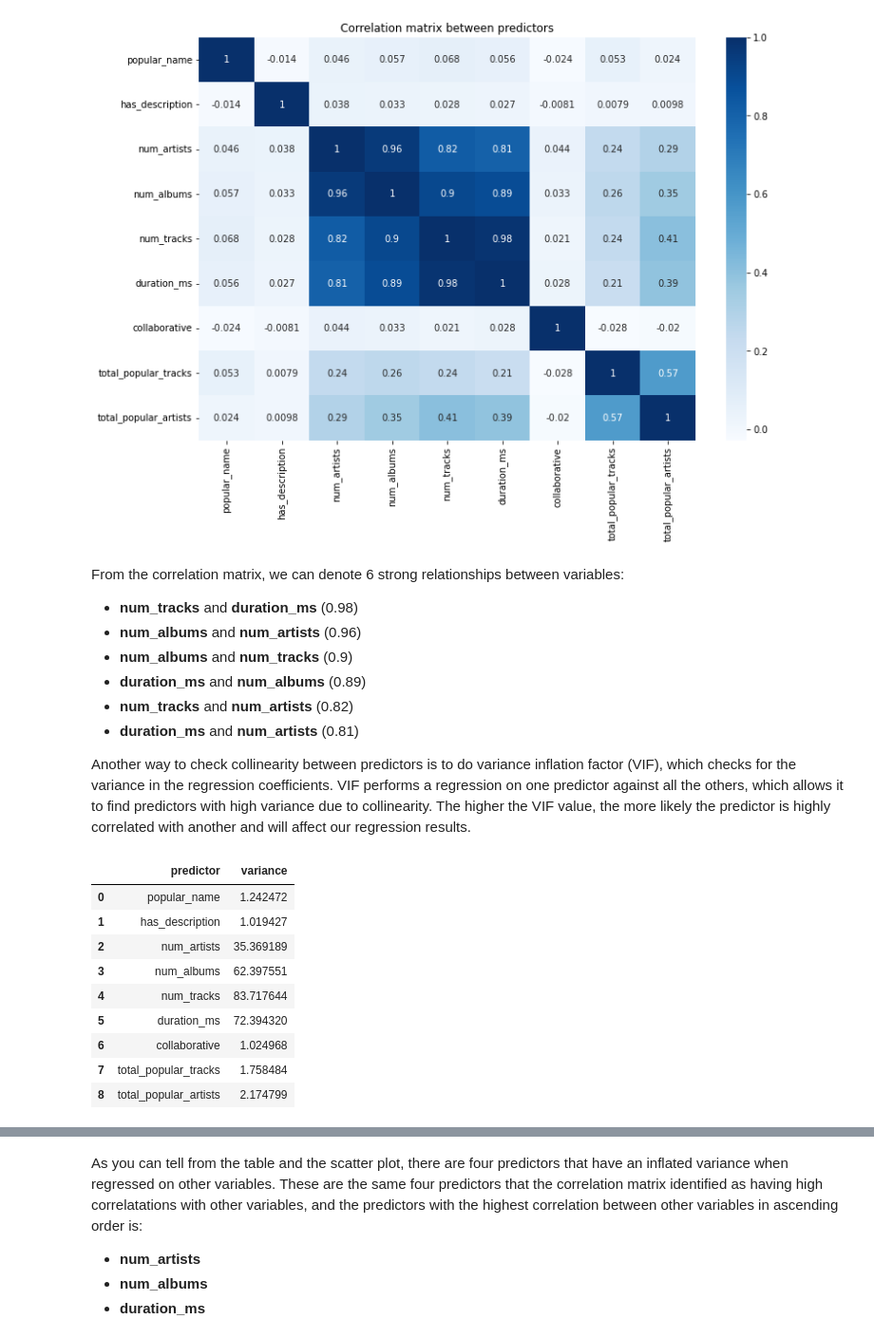
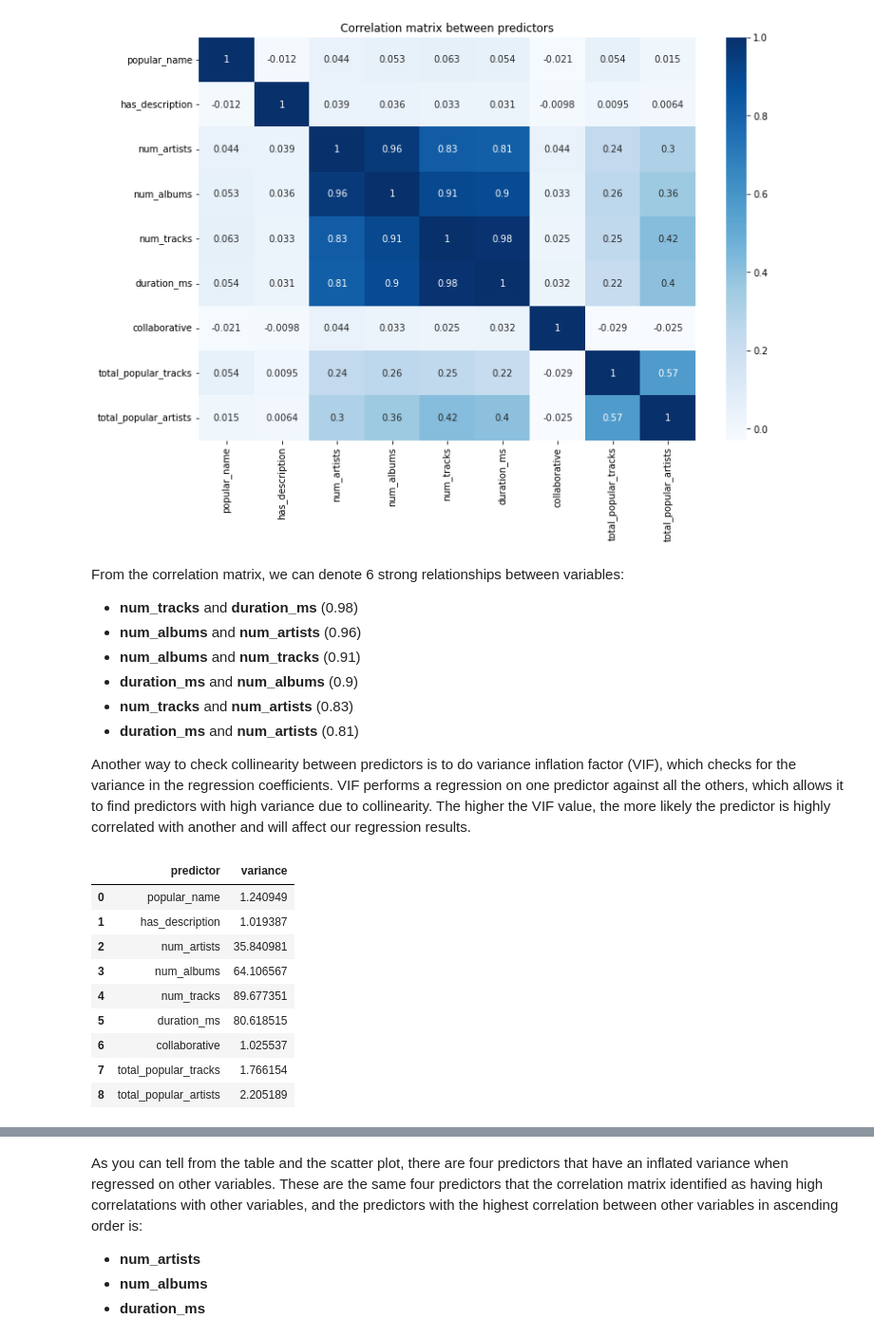
Before and after one commit to danielagarcia319/cs109a-final-project, a Jupyter notebook: Milestone 2.ipynb, the cells around one changed output, grey strips where cells are left out. Shown: that part at 95% size. Cells and saved outputs as stored; diff of their text form; code cells hidden in the pictures.

Commit message:
Changed to x_train instead of x_data

```diff
--- a/Milestone 2.ipynb
+++ b/Milestone 2.ipynb
@@ -92,6 +92,8 @@ playlist_data_sample.head()
 | 2 | 331 | apr | False | 53331 | 1497398400 | 48 | 43 | 1 | ... |
 | 3 | 820 | Yacht Rock | False | 174820 | 1442102400 | 101 | 90 | 1 | ... |
 | 4 | 575 | Good Vibes | False | 916575 | 1509062400 | 214 | 196 | 1 | ... |
+# %%
+playlist_data_sample = pd.read_csv('/Users/penie/CS109A/2021-CS109A/project/cs109-personal-notebook/data-sample.csv')
 # %%
 # # save sampled dataset so that above process doesn't need to be rerun each time
 
@@ -270,9 +272,9 @@ Text(0.5, 1.0, 'Correlation matrix between predictors')
 From the correlation matrix, we can denote 6 strong relationships between variables:
 * **num_tracks** and **duration_ms** (0.98)
 * **num_albums** and **num_artists** (0.96)
-* **num_albums** and **num_tracks** (0.9)
-* **duration_ms** and **num_albums** (0.89)
-* **num_tracks** and **num_artists** (0.82)
+* **num_albums** and **num_tracks** (0.91)
+* **duration_ms** and **num_albums** (0.9)
+* **num_tracks** and **num_artists** (0.83)
 * **duration_ms** and **num_artists** (0.81)
 
 
@@ -280,22 +282,22 @@ Another way to check collinearity between predictors is to do variance inflation
 # %%
 # Source: https://www.geeksforgeeks.org/detecting-multicollinearity-with-vif-python/
 from statsmodels.stats.outliers_influence import variance_inflation_factor
 
-vif = pd.DataFrame(X_data.columns, columns=['predictor'])
-vif['variance'] = [variance_inflation_factor(X_data.values, i) for i in range(len(X_data.columns))]
+vif = pd.DataFrame(X_train.columns, columns=['predictor'])
+vif['variance'] = [variance_inflation_factor(X_train.values, i) for i in range(len(X_train.columns))]
 
 vif
 # %% [output]
 |  | predictor | variance |
-| 0 | popular_name | 1.242472 |
-| 1 | has_description | 1.019427 |
-| 2 | num_artists | 35.369189 |
-| 3 | num_albums | 62.397551 |
-| 4 | num_tracks | 83.717644 |
-| 5 | duration_ms | 72.394320 |
-| 6 | collaborative | 1.024968 |
-| 7 | total_popular_tracks | 1.758484 |
-| 8 | total_popular_artists | 2.174799 |
+| 0 | popular_name | 1.240949 |
+| 1 | has_description | 1.019387 |
+| 2 | num_artists | 35.840981 |
+| 3 | num_albums | 64.106567 |
+| 4 | num_tracks | 89.677351 |
+| 5 | duration_ms | 80.618515 |
+| 6 | collaborative | 1.025537 |
+| 7 | total_popular_tracks | 1.766154 |
+| 8 | total_popular_artists | 2.205189 |
 # %%
 # Plotting the distribution of variances
 plt.figure(figsize=(20,8))
```
Also changed, not shown: parts of 2 cells of this notebook.
